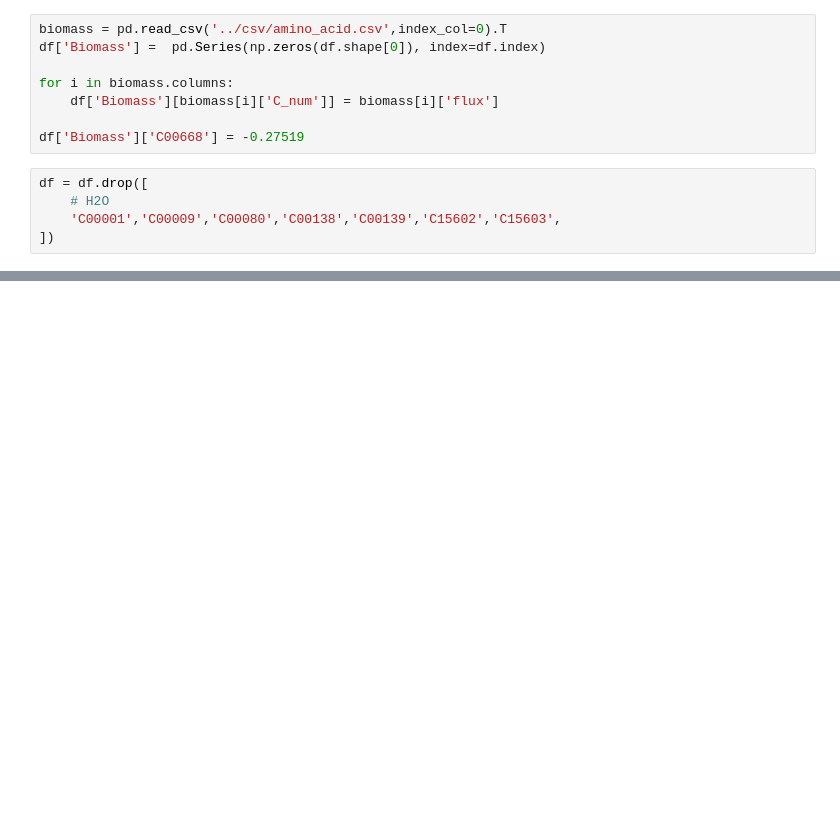
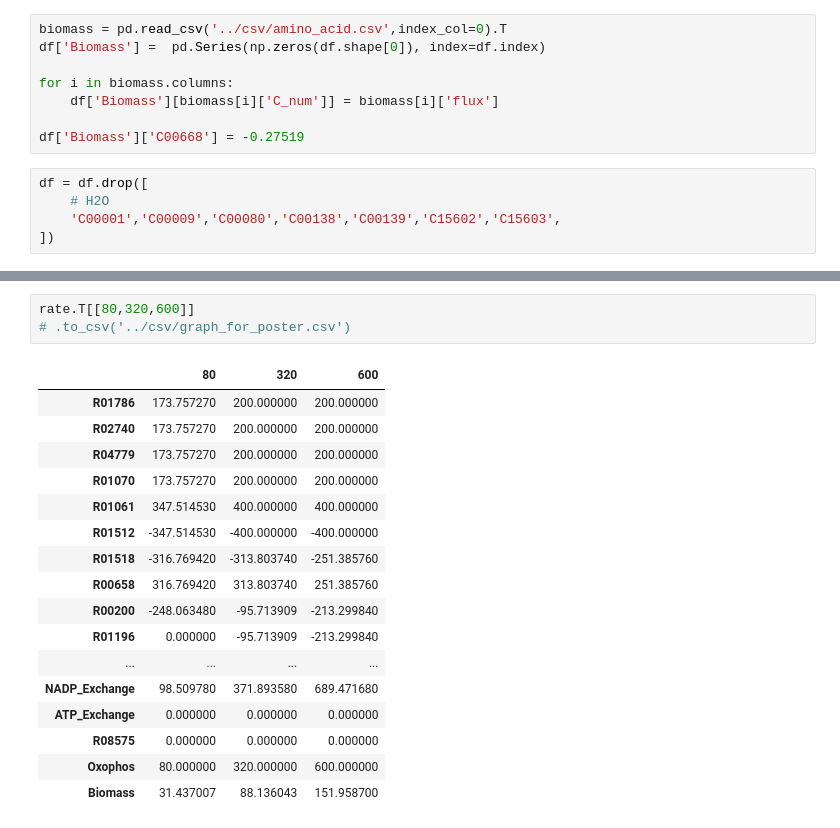
Before and after one commit to inoue0426/Cancer_cell_modeling_using_FBA, a Jupyter notebook: code/Oxygen Rate Test.ipynb, the cells around one changed output, grey strips where cells are left out. Cells and saved outputs as stored; diff of their text form; blank space fills up the shorter version.

```diff
--- a/code/Oxygen Rate Test.ipynb
+++ b/code/Oxygen Rate Test.ipynb
@@ -198,0 +186,21 @@ print(rate['Oxygen'][450])
+# %%
+rate.T[[80,320,600]]
+# .to_csv('../csv/graph_for_poster.csv')
+# %% [output]
+|  | 80 | 320 | 600 |
+| R01786 | 173.757270 | 200.000000 | 200.000000 |
+| R02740 | 173.757270 | 200.000000 | 200.000000 |
+| R04779 | 173.757270 | 200.000000 | 200.000000 |
+| R01070 | 173.757270 | 200.000000 | 200.000000 |
+| R01061 | 347.514530 | 400.000000 | 400.000000 |
+| R01512 | -347.514530 | -400.000000 | -400.000000 |
+| R01518 | -316.769420 | -313.803740 | -251.385760 |
+| R00658 | 316.769420 | 313.803740 | 251.385760 |
+| R00200 | -248.063480 | -95.713909 | -213.299840 |
+| R01196 | 0.000000 | -95.713909 | -213.299840 |
+| ... | ... | ... | ... |
+| NADP_Exchange | 98.509780 | 371.893580 | 689.471680 |
+| ATP_Exchange | 0.000000 | 0.000000 | 0.000000 |
+| R08575 | 0.000000 | 0.000000 | 0.000000 |
+| Oxophos | 80.000000 | 320.000000 | 600.000000 |
+| Biomass | 31.437007 | 88.136043 | 151.958700 |
```
Also changed, not shown: parts of 6 cells of this notebook, 2 other files.
